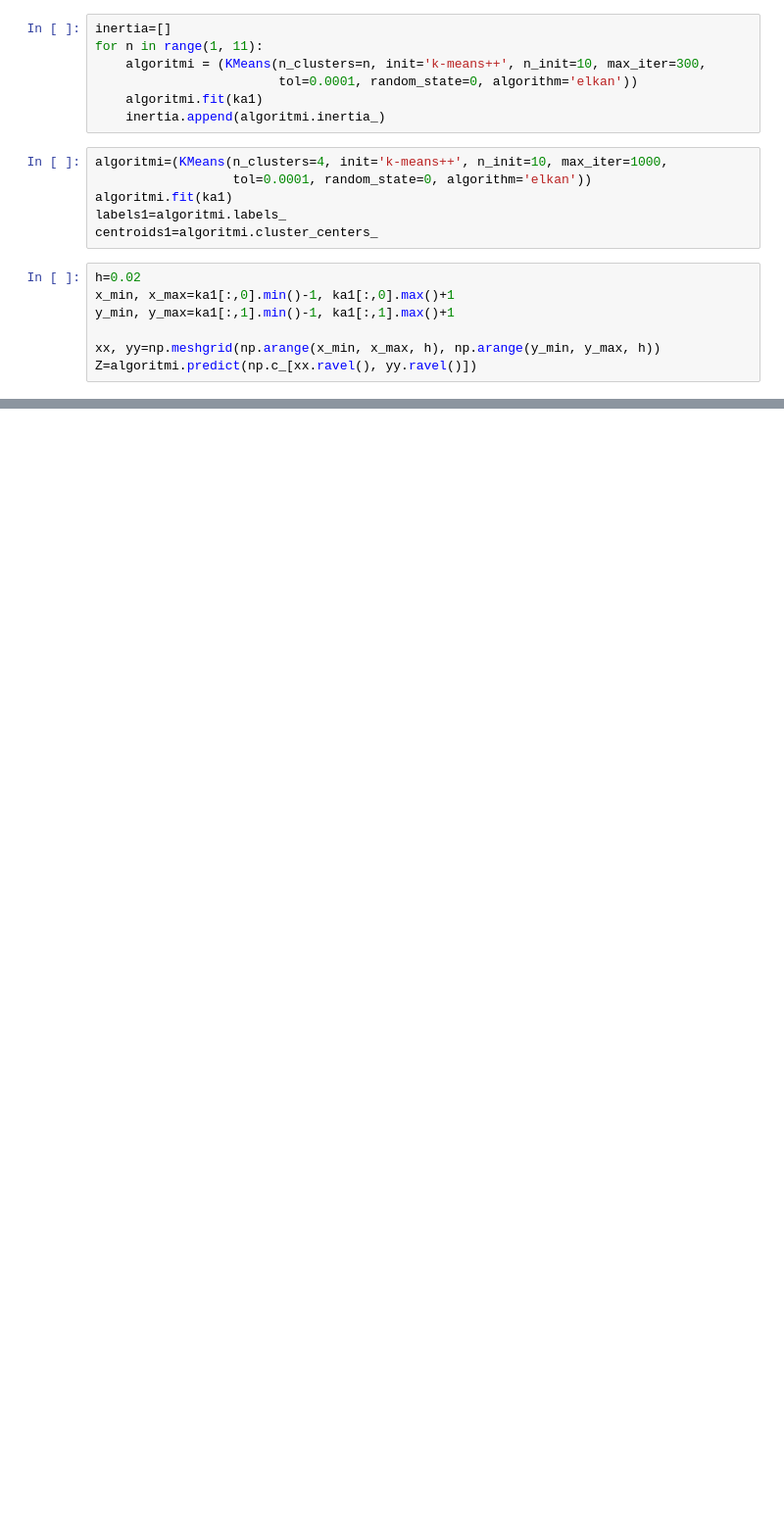
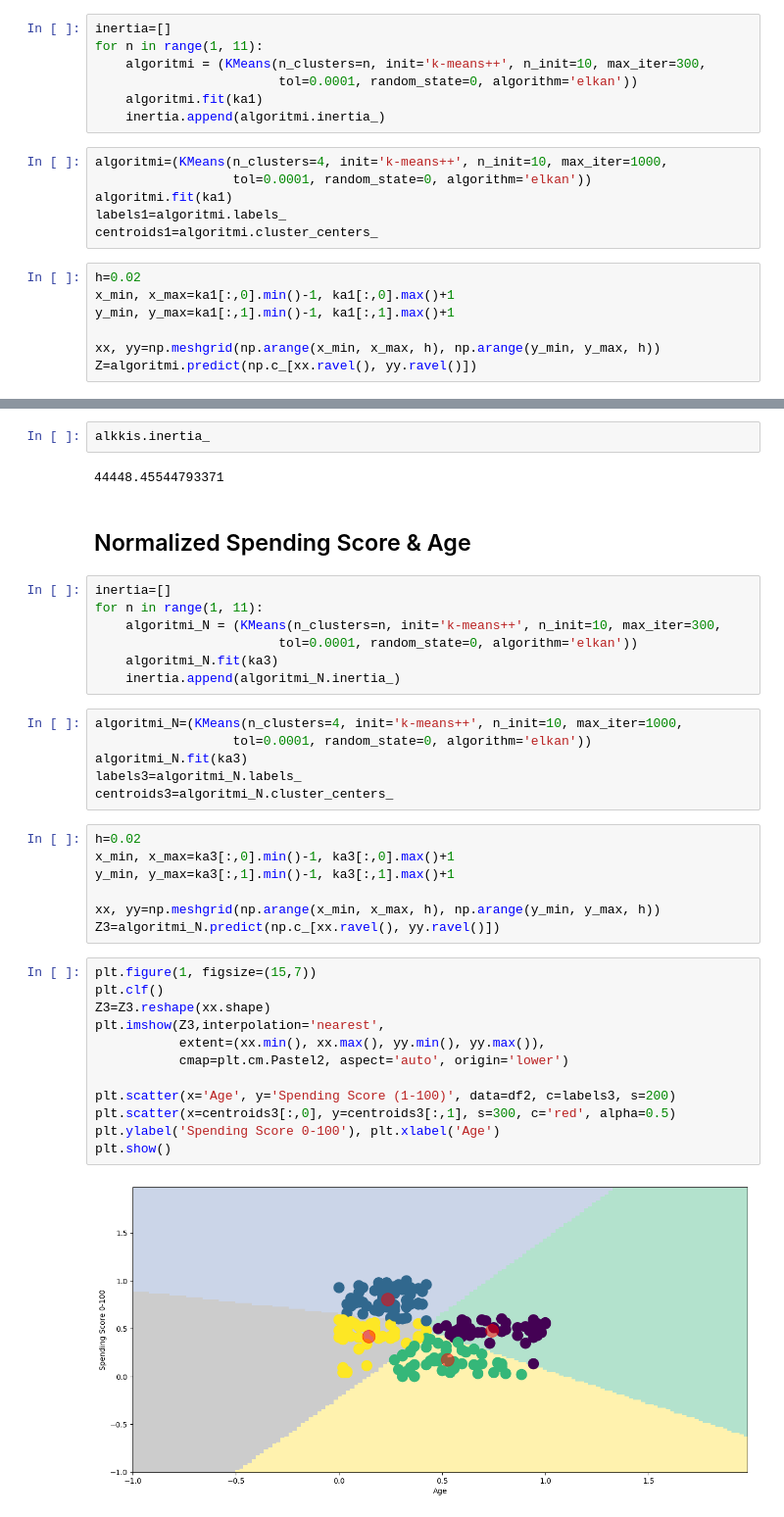
Before and after one commit to Gaires/Machine_Learning_Tehtava2, a Jupyter notebook: testit/testit.ipynb, the cells around one changed output, grey strips where cells are left out. Shown at 98% size. Cells and saved outputs as stored; diff of their text form; blank space fills up the shorter version.

```diff
--- a/testit/testit.ipynb
+++ b/testit/testit.ipynb
@@ -928,0 +968,40 @@ plt.show()
+# %%
+alkkis.inertia_
+# %% [output]
+44448.45544793371
+# %% [markdown]
+## Normalized Spending Score & Age
+# %%
+inertia=[]
+for n in range(1, 11):
+    algoritmi_N = (KMeans(n_clusters=n, init='k-means++', n_init=10, max_iter=300,
+                        tol=0.0001, random_state=0, algorithm='elkan'))
+    algoritmi_N.fit(ka3)
+    inertia.append(algoritmi_N.inertia_)
+# %%
+algoritmi_N=(KMeans(n_clusters=4, init='k-means++', n_init=10, max_iter=1000,
+                  tol=0.0001, random_state=0, algorithm='elkan'))
+algoritmi_N.fit(ka3)
+labels3=algoritmi_N.labels_
+centroids3=algoritmi_N.cluster_centers_
+# %%
+h=0.02
+x_min, x_max=ka3[:,0].min()-1, ka3[:,0].max()+1
+y_min, y_max=ka3[:,1].min()-1, ka3[:,1].max()+1
+
+xx, yy=np.meshgrid(np.arange(x_min, x_max, h), np.arange(y_min, y_max, h))
+Z3=algoritmi_N.predict(np.c_[xx.ravel(), yy.ravel()])
+# %%
+plt.figure(1, figsize=(15,7))
+plt.clf()
+Z3=Z3.reshape(xx.shape)
+plt.imshow(Z3,interpolation='nearest',
+           extent=(xx.min(), xx.max(), yy.min(), yy.max()),
+           cmap=plt.cm.Pastel2, aspect='auto', origin='lower')
+
+plt.scatter(x='Age', y='Spending Score (1-100)', data=df2, c=labels3, s=200)
+plt.scatter(x=centroids3[:,0], y=centroids3[:,1], s=300, c='red', alpha=0.5)
+plt.ylabel('Spending Score 0-100'), plt.xlabel('Age')
+plt.show()
+# %% [output]
+[figure, added]
```
Also changed, not shown: parts of 28 cells of this notebook.
